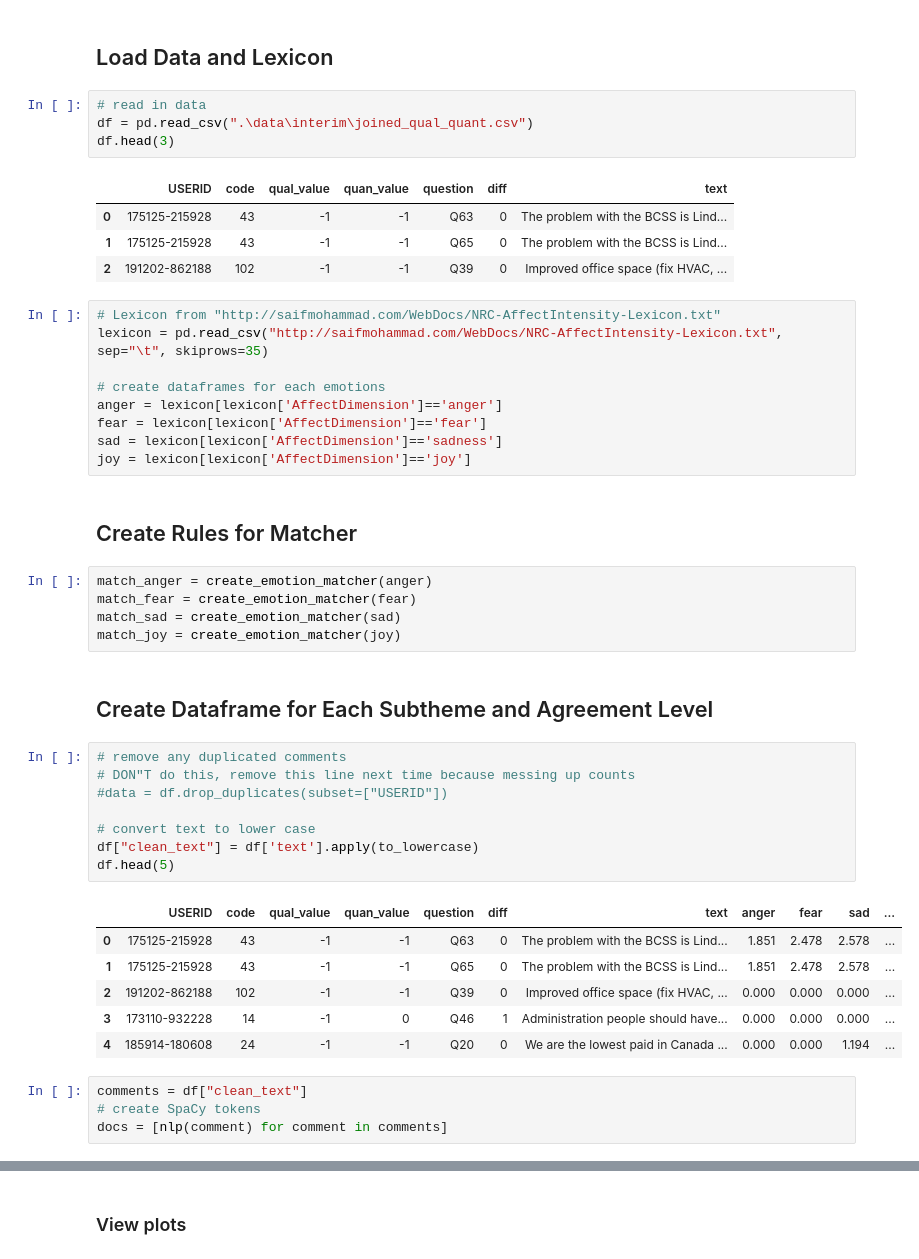
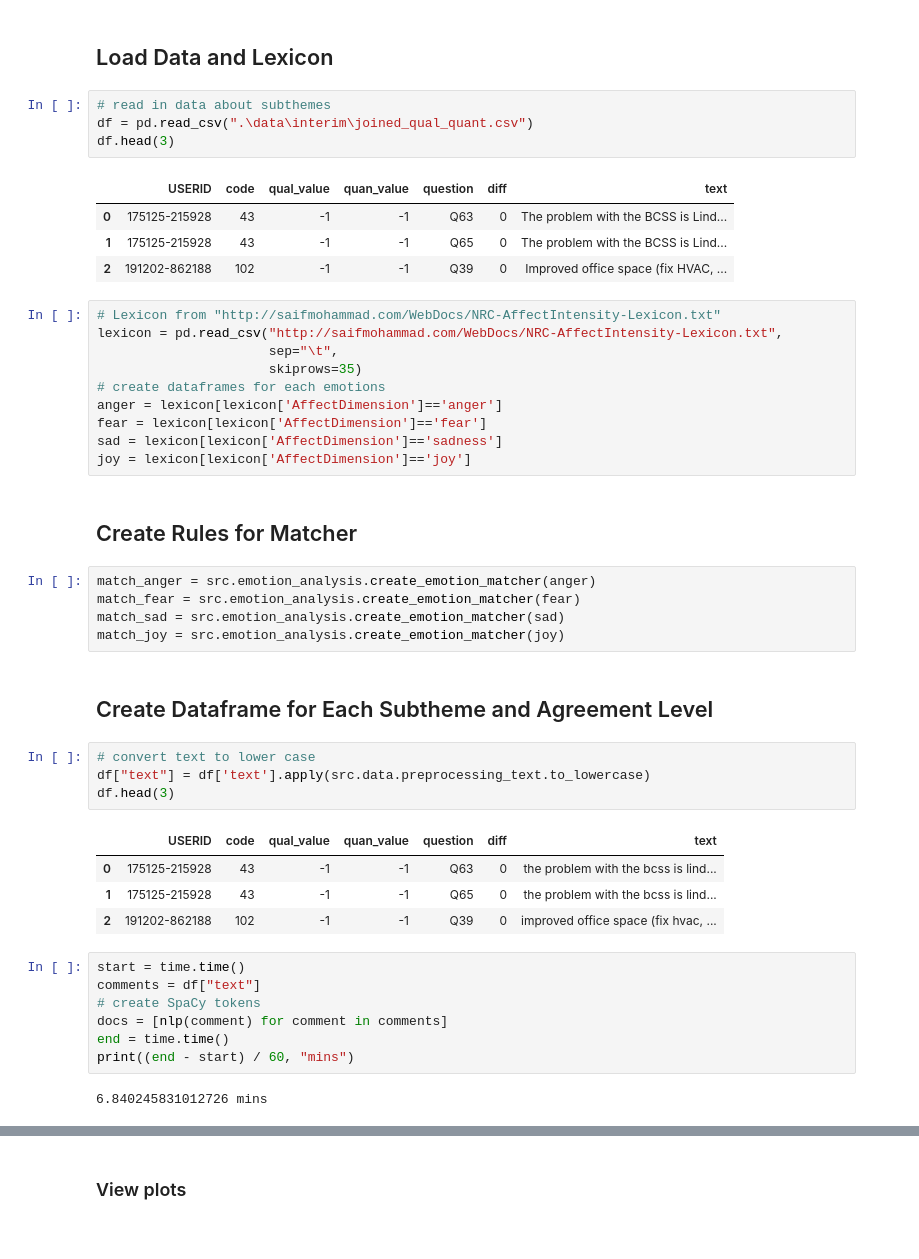
Before and after one commit to Jamienie/mds_capstone_bcstats, a Jupyter notebook: notebooks/ap_emotion_analysis_qual_to_quant.ipynb, the cells around one changed output, grey strips where cells are left out. Drawn from its saved outputs; the diff is of its cells as text.

Commit message:
notebook and functions for emotion analysis

```diff
--- a/notebooks/ap_emotion_analysis_qual_to_quant.ipynb
+++ b/notebooks/ap_emotion_analysis_qual_to_quant.ipynb
@@ -36,7 +26,7 @@ The autoreload extension is already loaded. To reload it, use:
 # %% [markdown]
 ## Load Data and Lexicon
 # %%
-# read in data
+# read in data about subthemes
 df = pd.read_csv(".\data\interim\joined_qual_quant.csv")
 df.head(3)
 # %% [output]
@@ -46,8 +36,9 @@ df.head(3)
 | 2 | 191202-862188 | 102 | -1 | -1 | Q39 | 0 | Improved office space (fix HVAC, ... |
 # %%
 # Lexicon from "http://saifmohammad.com/WebDocs/NRC-AffectIntensity-Lexicon.txt"
-lexicon = pd.read_csv("http://saifmohammad.com/WebDocs/NRC-AffectIntensity-Lexicon.txt", sep="\t", skiprows=35)
-
+lexicon = pd.read_csv("http://saifmohammad.com/WebDocs/NRC-AffectIntensity-Lexicon.txt",
+                      sep="\t",
+                      skiprows=35)
 # create dataframes for each emotions
 anger = lexicon[lexicon['AffectDimension']=='anger']
 fear = lexicon[lexicon['AffectDimension']=='fear']
@@ -56,29 +47,28 @@ joy = lexicon[lexicon['AffectDimension']=='joy']
 # %% [markdown]
 ## Create Rules for Matcher
 # %%
-match_anger = create_emotion_matcher(anger)
-match_fear = create_emotion_matcher(fear)
-match_sad = create_emotion_matcher(sad)
-match_joy = create_emotion_matcher(joy)
+match_anger = src.emotion_analysis.create_emotion_matcher(anger)
+match_fear = src.emotion_analysis.create_emotion_matcher(fear)
+match_sad = src.emotion_analysis.create_emotion_matcher(sad)
+match_joy = src.emotion_analysis.create_emotion_matcher(joy)
 # %% [markdown]
 ## Create Dataframe for Each Subtheme and Agreement Level
 # %%
-# remove any duplicated comments
-# DON"T do this, remove this line next time because messing up counts
-#data = df.drop_duplicates(subset=["USERID"])
-
 # convert text to lower case
-df["clean_text"] = df['text'].apply(to_lowercase)
-df.head(5)
+df["text"] = df['text'].apply(src.data.preprocessing_text.to_lowercase)
+df.head(3)
 # %% [output]
-|  | USERID | code | qual_value | quan_value | question | diff | text | anger | fear | sad | ... |
-| 0 | 175125-215928 | 43 | -1 | -1 | Q63 | 0 | The problem with the BCSS is Lind... | 1.851 | 2.478 | 2.578 | ... |
-| 1 | 175125-215928 | 43 | -1 | -1 | Q65 | 0 | The problem with the BCSS is Lind... | 1.851 | 2.478 | 2.578 | ... |
-| 2 | 191202-862188 | 102 | -1 | -1 | Q39 | 0 | Improved office space (fix HVAC, ... | 0.000 | 0.000 | 0.000 | ... |
-| 3 | 173110-932228 | 14 | -1 | 0 | Q46 | 1 | Administration people should have... | 0.000 | 0.000 | 0.000 | ... |
-| 4 | 185914-180608 | 24 | -1 | -1 | Q20 | 0 | We are the lowest paid in Canada ... | 0.000 | 0.000 | 1.194 | ... |
+|  | USERID | code | qual_value | quan_value | question | diff | text |
+| 0 | 175125-215928 | 43 | -1 | -1 | Q63 | 0 | the problem with the bcss is lind... |
+| 1 | 175125-215928 | 43 | -1 | -1 | Q65 | 0 | the problem with the bcss is lind... |
+| 2 | 191202-862188 | 102 | -1 | -1 | Q39 | 0 | improved office space (fix hvac, ... |
 # %%
-comments = df["clean_text"]
+start = time.time()
+comments = df["text"]
 # create SpaCy tokens
 docs = [nlp(comment) for comment in comments]
+end = time.time()
+print((end - start) / 60, "mins")
+# %% [output]
+6.840245831012726 mins
 # %%
```
Also changed, not shown: parts of 13 cells of this notebook, 1 other file.
